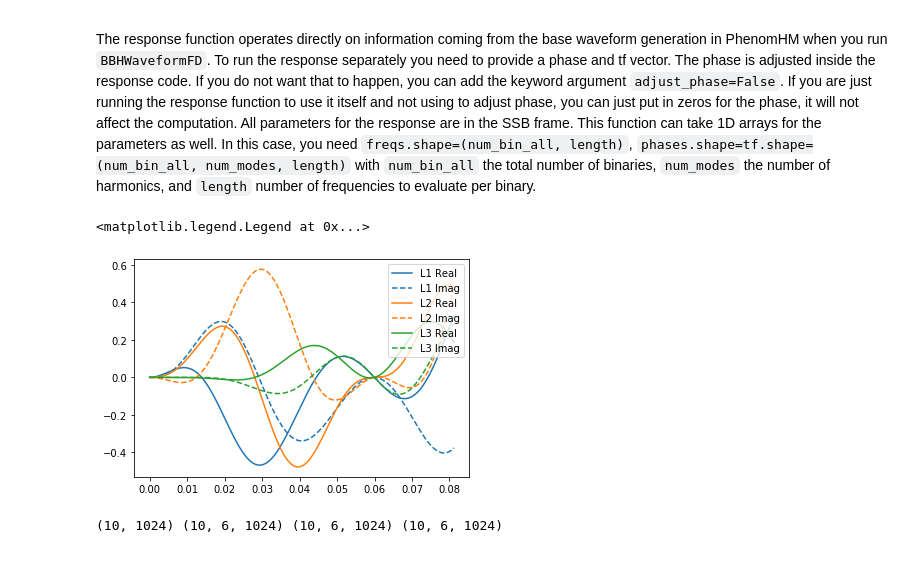
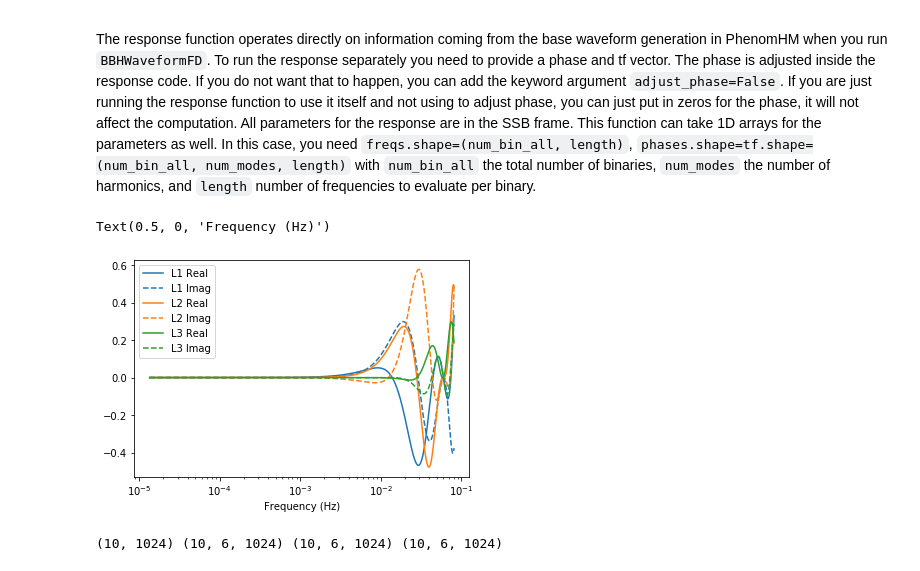
Before and after one commit to mikekatz04/BBHx, a Jupyter notebook: docs/doctrees/nbsphinx/bbhx_tutorial.ipynb, the cells around one changed output. Saved outputs shown, nothing was run; the diff lists cells and outputs as text; code cells hidden in the pictures.

```diff
--- a/docs/doctrees/nbsphinx/bbhx_tutorial.ipynb
+++ b/docs/doctrees/nbsphinx/bbhx_tutorial.ipynb
@@ -368,8 +370,10 @@ tf = phenomhm.tf  # shape (num_bin_all, num_modes, length)
 Plot Amplitudes
 # %%
 for i, mode in enumerate(modes):
-    plt.loglog(freqs[0], amps[0, i], label=mode)
+    plt.loglog(freqs[0], np.sqrt(freqs[0]) * amps[0, i], label=mode)
 
+plt.ylabel("Characteristic Strain")
+plt.xlabel("Frequency (Hz)")
 plt.legend()
 # %% [output]
 <matplotlib.legend.Legend at 0x...>
@@ -391,37 +395,39 @@ modes = phenomhm.modes
 
 phi_ref = 0.0
 inc = np.pi/4
 beta = np.pi/5
 lam = np.pi/6
 psi = np.pi/7
 
 length = freqs.shape[-1]
 
 response = LISATDIResponse()
 response(freqs,
         inc,
         lam,
         beta,
         psi,
         phi_ref,
         length,
         phase=phase,
         tf=tf,
         modes=modes)
 
 # plot parts of the response
 for i in range(1, 4):
 
     # (2, 2) mode
     index = response.modes.index((2,2))
     # response.transferL1
     transfer = getattr(response, f"transferL{i}")
-    plt.plot(freqs, transfer.real[0, index], label=f"L{i} Real", ls="solid", color=f"C{i-1}")
-    plt.plot(freqs, transfer.imag[0, index], label=f"L{i} Imag", ls="dashed", color=f"C{i-1}")
+    plt.semilogx(freqs, transfer.real[0, index], label=f"L{i} Real", ls="solid", color=f"C{i-1}")
+    plt.semilogx(freqs, transfer.imag[0, index], label=f"L{i} Imag", ls="dashed", color=f"C{i-1}")
 plt.legend()
+plt.xlabel("Frequency (Hz)")
+plt.ylabel(r"$\mathcal{T}(f, t(f))$")
 # %% [output]
-<matplotlib.legend.Legend at 0x...>
+Text(0.5, 0, 'Frequency (Hz)')
-[figure, old version]
+[figure, new version]
 # %%
 # use phase/tf information from last waveform run
 
```
Also changed, not shown: parts of 4 cells of this notebook, 20 other files.
